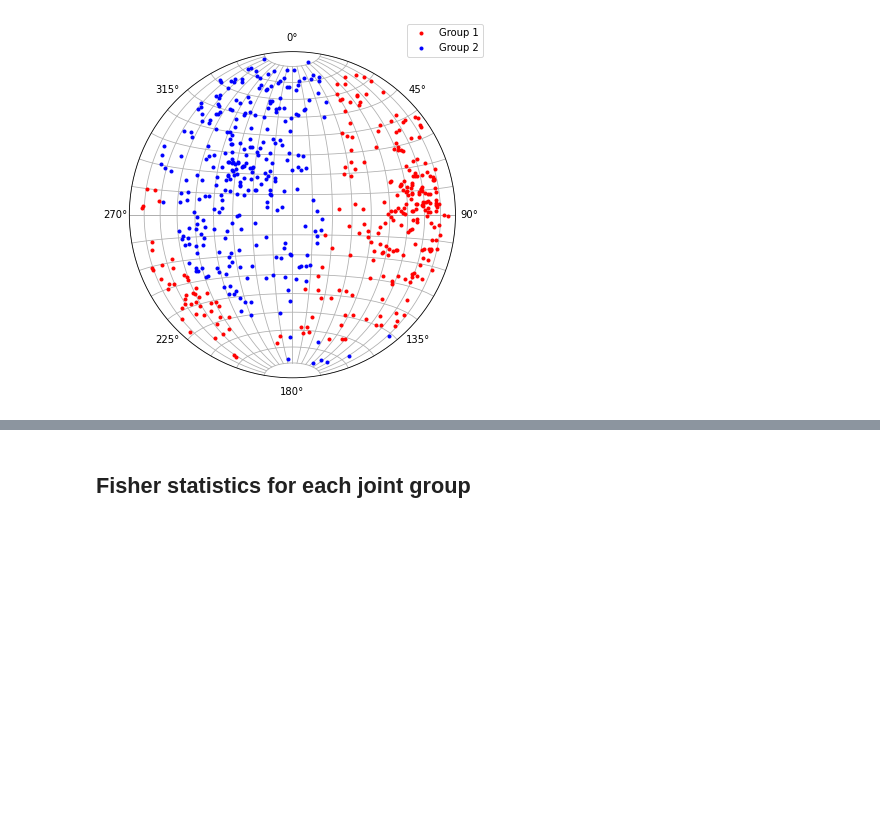
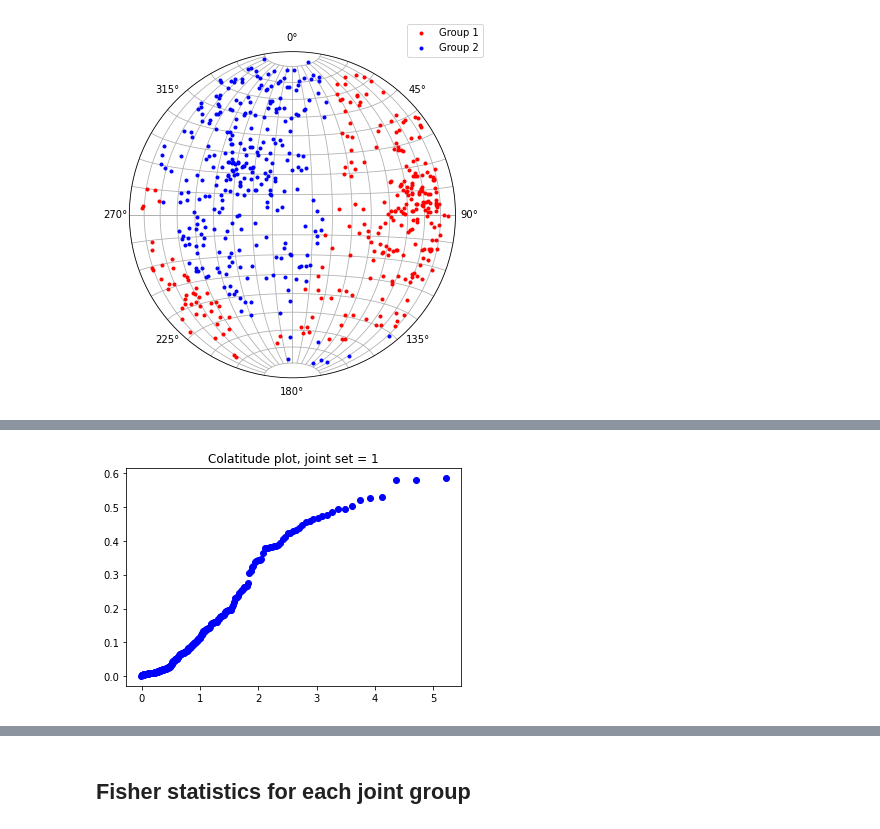
Before and after one commit to blackshale/dfnWorks, a Jupyter notebook: hlwd-2021/mplstereonet-test/KBRS.ipynb, the cells around one changed output, grey strips where cells are left out. Drawn from its saved outputs; the diff is of its cells as text; code cells hidden in the pictures; blank space fills up the shorter version.

Commit message:
fisher distribution normality check done

```diff
--- a/hlwd-2021/mplstereonet-test/KBRS.ipynb
+++ b/hlwd-2021/mplstereonet-test/KBRS.ipynb
@@ -154,7 +154,8 @@ cmap = ['red','blue','green','yellow','cyan']
 
 # plot poles in groups
 for ngrp in range(nkmean):
-    ax.pole(strike[grp==ngrp],dip[grp==ngrp],marker='.',color=cmap[ngrp])
+    mask = grp == ngrp
+    ax.pole(strike[mask],dip[mask],marker='.',color=cmap[ngrp])
 
 
 
@@ -166,0 +172,79 @@ plt.show()
+# %%
+# step 1: calculations
+#print(strike[0],dip[0],lond[0],latd[0])
+#print(mpl.pole(strike[0],dip[0]))
+
+# loop joint group
+for ngrp in range(nkmean):
+    mask = grp == ngrp
+
+    # let's say theta= latd, phi= lond
+    phi = lond[mask] # related to strike
+    theta = latd[mask] # related to dip
+
+    # get theta' and phi'
+    # page 6-equation(2-3) in L&F paper
+    L = np.sum(np.sin(theta)*np.cos(phi))
+    M = np.sum(np.sin(theta)*np.sin(phi))
+    N = np.sum(np.cos(theta))
+    R = np.sqrt(L**2+M**2+N**2)
+
+    theta_bar = np.arccos(N/R)
+    phi_bar = np.arccos(L/R/np.sin(theta_bar))
+
+    # theta' and phi'
+    theta_p = np.arccos(np.sin(theta)*np.sin(theta_bar)*np.cos(phi-phi_bar)+np.cos(theta)*np.cos(theta_bar))
+    phi_p = np.arcsin(np.sin(theta)*np.sin(phi-phi_bar)/np.sin(theta_p))
+
+    # fisher k (not for the original data b/c whole dataset is rotated for normality test)
+    k= (tn-1)/(tn-R)
+    print('k=',k) #check this value is identical to the slope of the graph
+
+    #--- colatitude plot
+    # c' = 1-cos(theta') in ascending order
+    c_p = np.sort(1-np.cos(theta_p))
+
+    # ein = quantile of the unit exponential distribution
+    tn = theta.size
+    ein = np.zeros(tn)
+    for nn in range(tn):
+        ein[nn] = np.log(tn/(tn-nn+0.5))
+
+    # plot c' against ein
+    plt.plot(ein,c_p,'bo')
+    plt.title("Colatitude plot, joint set = %d"%(ngrp+1))
+    plt.show()
+
+
+
+    #--- logitude plot
+
+    phi_p_2pi = np.sort(phi_p/(2*np.pi))
+    uin = np.zeros(tn)
+    for nn in range(tn):
+        uin[nn] =  (nn-0.5)/tn
+
+    # plot phi'/2pi against uin
+    plt.plot(uin,phi_p_2pi,'ro')
+    plt.title('Longitude plot, joint set = %d'%(ngrp+1))
+    plt.show()
+
+
+    # --- two-variable plot
+
+    # theta'' and phi'' by equaion 2-4 in the reference
+    theta_2p = np.arccos(np.sin(theta)*np.cos(theta_bar)*np.cos(phi-phi_bar)-np.cos(theta)*np.sin(theta_bar))
+    phi_2p = np.arcsin(-np.sin(theta)*np.sin(phi-phi_bar)/np.sin(theta_2p))
+
+    phi_2p_sqrt = np.sort(phi_2p*np.sqrt(np.sin(theta_2p)))
+    qin = np.zeros(tn)
+
+    from scipy.stats import norm
+    for nn in range(tn):
+        qin[nn] =  norm.ppf((nn-0.5)/tn) # norm.ppf: inverse function of normal distribution quantiles
+
+    # plot phi'/2pi against uin
+    plt.plot(qin,phi_2p_sqrt,'go')
+    plt.title('Two-variable plot, joint set = %d'%(ngrp+1))
+    plt.show()
+# %% [output]
@@ -166,0 +252 @@ plt.show()
+[figure, added]
```
Also changed, not shown: parts of 3 cells of this notebook.
